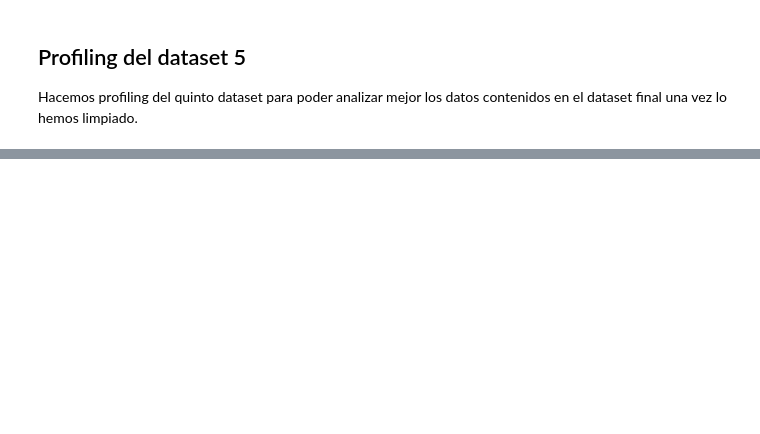
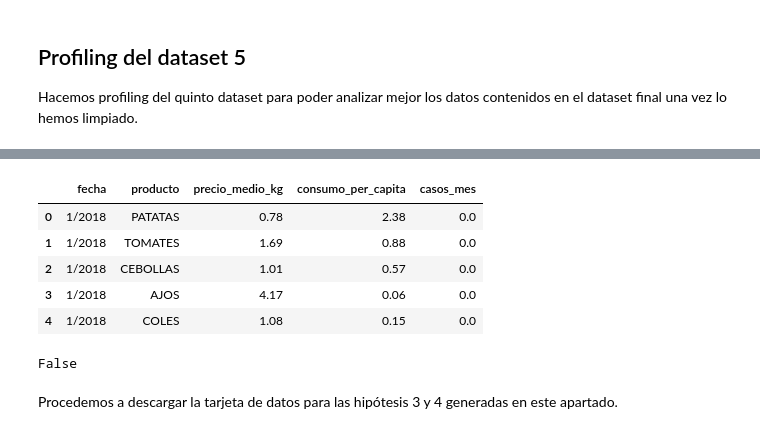
Before and after one commit to AdrianRuiz6/Mineria, a Jupyter notebook: AgroAnalisis.ipynb, the cells around one changed output, grey strips where cells are left out. Saved outputs shown, nothing was run; the diff lists cells and outputs as text; code cells hidden in the pictures; blank space fills up the shorter version.

```diff
--- a/AgroAnalisis.ipynb
+++ b/AgroAnalisis.ipynb
@@ -328,3 +597,0 @@ data5['Cumulative_number_for_14_days_of_COVID-19_cases_per_100000'] = data5['Cum
-# %%
-data5 = data5.fillna(0.0)
-data5.isnull().values.any()
@@ -332,0 +600,2 @@ False
+# %%
+data5 = data5.reset_index()
@@ -332,0 +605,7 @@ False
+# %%
+data5['fecha'] = data5['fecha'].astype('string')
+data5['pais'] = data5['pais'].astype('string')
+# %%
+columns_d5 = data5.columns.tolist()
+columns_d5.insert(0, columns_d5.pop(columns_d5.index('fecha')))
+data5 = data5.reindex(columns = columns_d5)
@@ -339,0 +679,27 @@ profile.to_notebook_iframe()
+# %%
+df1_fecha = df1_final['fecha']
+df5_españa = data5.loc[data5['pais'] == 'Spain']
+df2_casos_mes = df5_españa[['fecha', 'casos_mes']]
+
+df_merged = pd.merge(df1_fecha, df2_casos_mes, left_on='fecha', right_on='fecha')
+
+h3 = pd.merge(df1_final, df_merged, on='fecha', how='left')
+
+h3 = h3.drop_duplicates()
+h3 = h3.fillna(0)
+
+h3.head()
+# %% [output]
+|  | fecha | producto | precio_medio_kg | consumo_per_capita | casos_mes |
+| 0 | 1/2018 | PATATAS | 0.78 | 2.38 | 0.0 |
+| 1 | 1/2018 | TOMATES | 1.69 | 0.88 | 0.0 |
+| 2 | 1/2018 | CEBOLLAS | 1.01 | 0.57 | 0.0 |
+| 3 | 1/2018 | AJOS | 4.17 | 0.06 | 0.0 |
+| 4 | 1/2018 | COLES | 1.08 | 0.15 | 0.0 |
+# %%
+# Comprobamos que no hay nulos
+h3.isnull().values.any()
+# %% [output]
+False
+# %% [markdown]
+Procedemos a descargar la tarjeta de datos para las hipótesis 3 y 4 generadas en este apartado.
```
Also changed, not shown: parts of 81 cells of this notebook.
